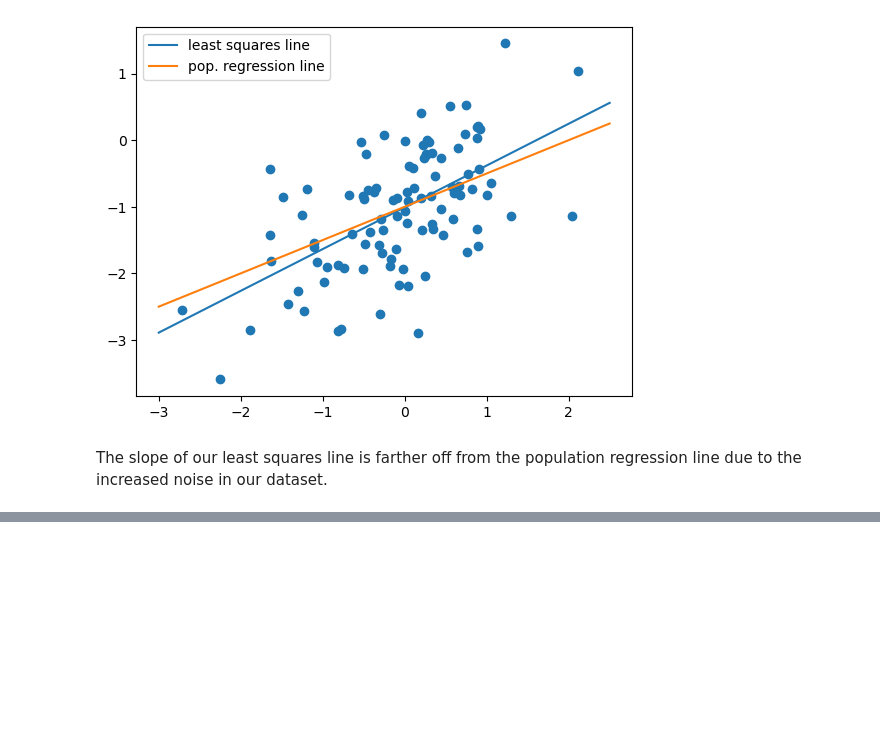
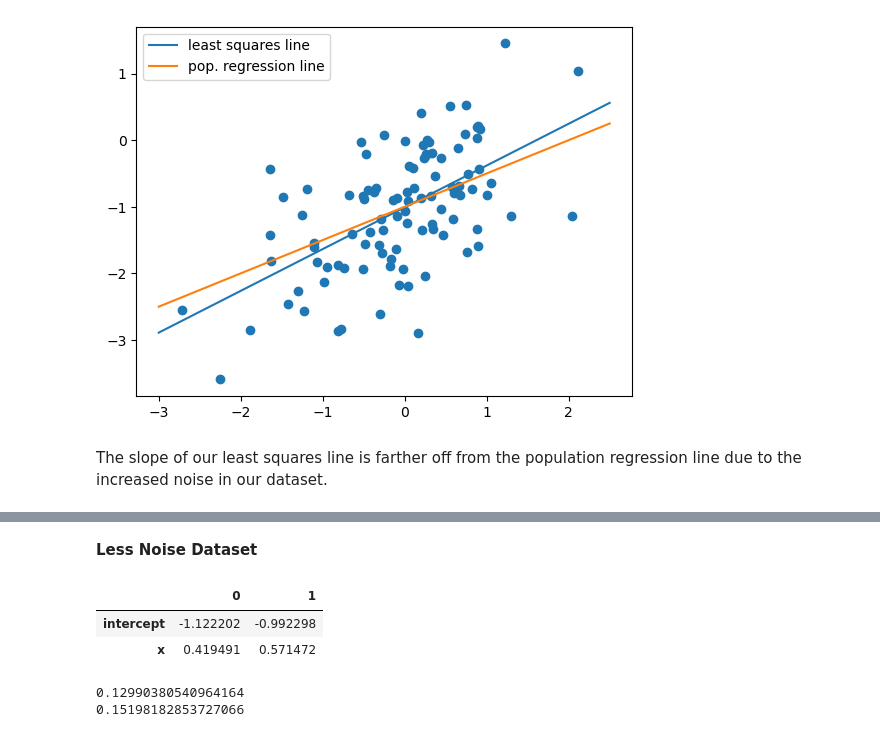
Before and after one commit to carmancater/an-introduction-to-statistical-learning-with-applications-in-python, a Jupyter notebook: Chapter 3 - Linear Regression/Ch 3 Ex 13.ipynb, the cells around one changed output, grey strips where cells are left out. Saved outputs shown, nothing was run; the diff lists cells and outputs as text; code cells hidden in the pictures; blank space fills up the shorter version.

```diff
--- a/Chapter 3 - Linear Regression/Ch 3 Ex 13.ipynb
+++ b/Chapter 3 - Linear Regression/Ch 3 Ex 13.ipynb
@@ -172,0 +187,14 @@ The slope of our least squares line is farther off from the population regressio
+# %% [markdown]
+**Less Noise Dataset**
+# %%
+results_lessnoise.conf_int()
+# %% [output]
+|  | 0 | 1 |
+| intercept | -1.122202 | -0.992298 |
+| x | 0.419491 | 0.571472 |
+# %%
+print(np.abs(results_lessnoise.conf_int().iat[0,1] - results_lessnoise.conf_int().iat[0,0]))
+print(np.abs(results_lessnoise.conf_int().iat[1,1] - results_lessnoise.conf_int().iat[1,0]))
+# %% [output]
+0.12990380540964164
+0.15198182853727066
```
Also changed, not shown: parts of 8 cells of this notebook.
